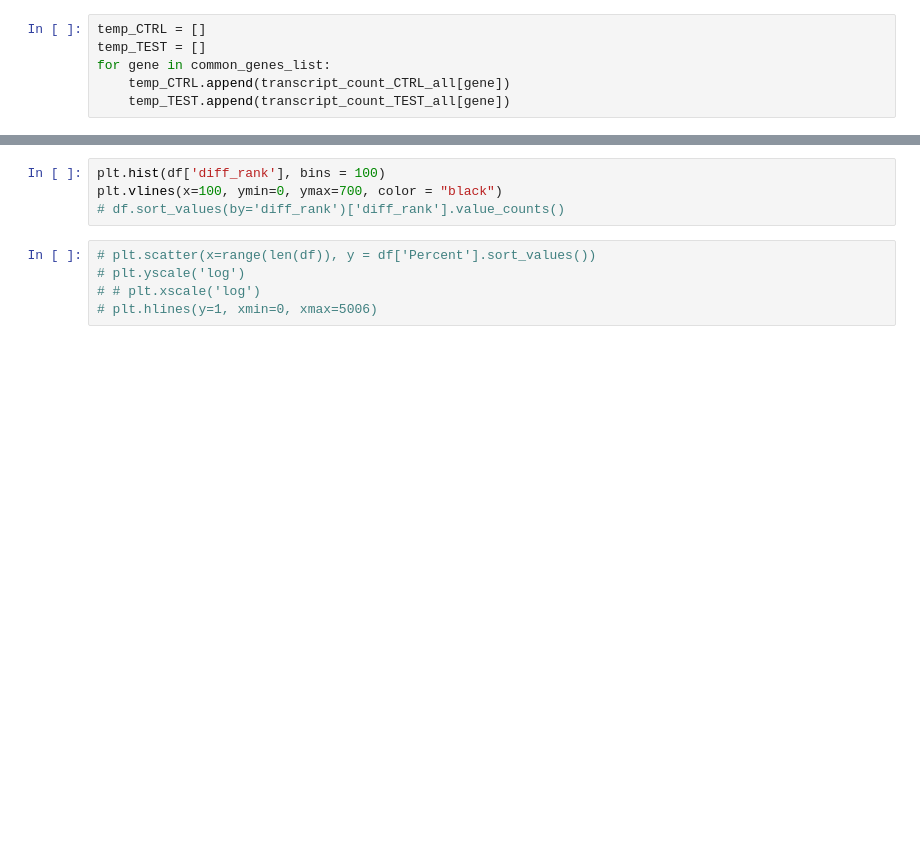
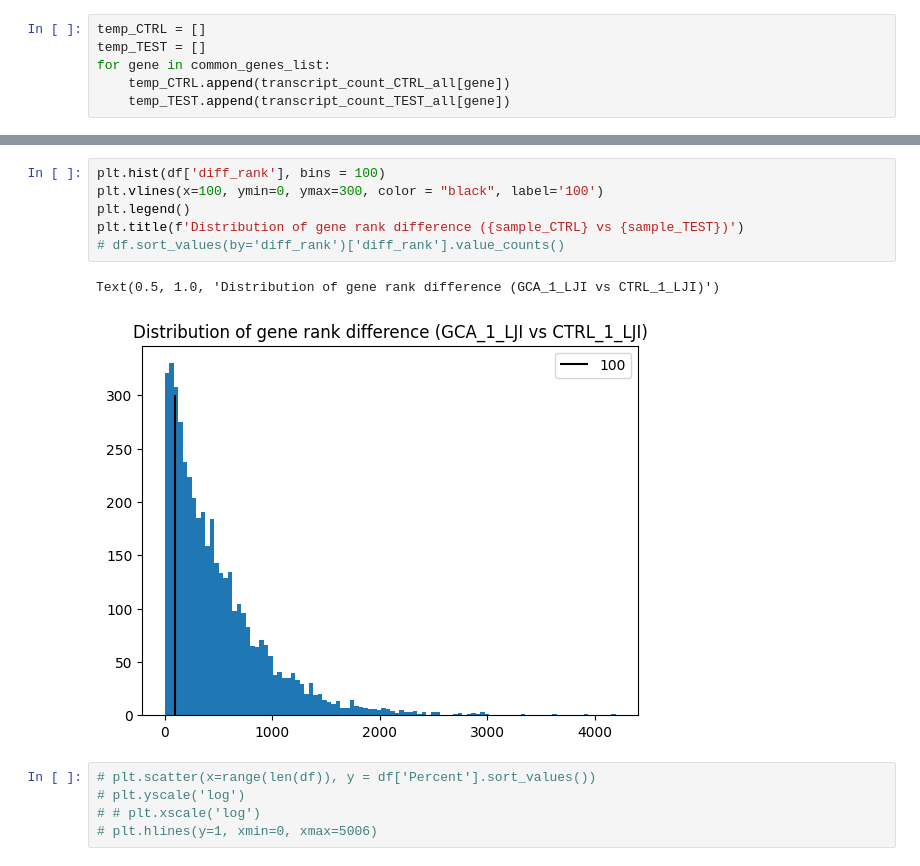
Before and after one commit to Carboneinerte/Xenium-workflow, a Jupyter notebook: correlation_transcripts.ipynb, the cells around one changed output, grey strips where cells are left out. Saved outputs shown, nothing was run; the diff lists cells and outputs as text; blank space fills up the shorter version.

```diff
--- a/correlation_transcripts.ipynb
+++ b/correlation_transcripts.ipynb
@@ -339,7 +357,12 @@ df.sort_values(by='CTRL').tail(10),df.sort_values(by='CTRL').head(10)
 # %%
 plt.hist(df['diff_rank'], bins = 100)
-plt.vlines(x=100, ymin=0, ymax=700, color = "black")
+plt.vlines(x=100, ymin=0, ymax=300, color = "black", label='100')
+plt.legend()
+plt.title(f'Distribution of gene rank difference ({sample_CTRL} vs {sample_TEST})')
 # df.sort_values(by='diff_rank')['diff_rank'].value_counts()
+# %% [output]
+Text(0.5, 1.0, 'Distribution of gene rank difference (GCA_1_LJI vs CTRL_1_LJI)')
+[figure, added]
 # %%
 # plt.scatter(x=range(len(df)), y = df['Percent'].sort_values())
 # plt.yscale('log')
```
Also changed, not shown: parts of 2 cells of this notebook.
